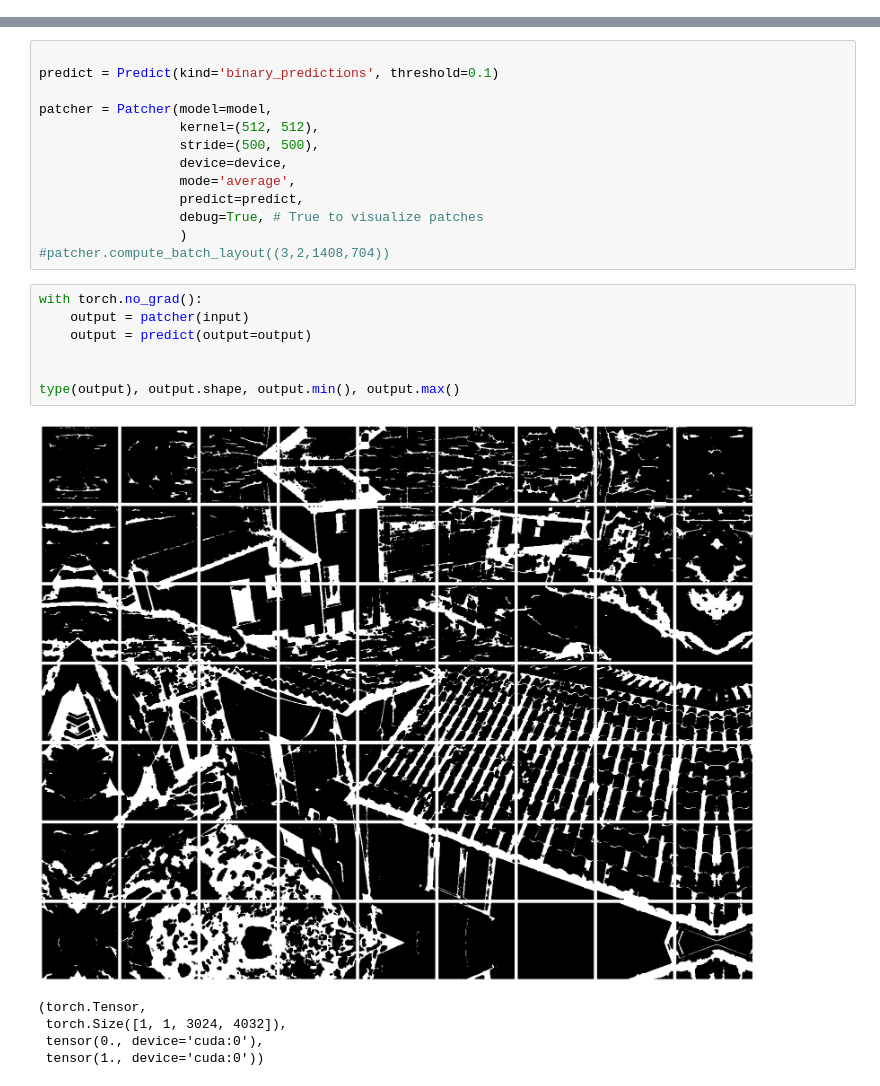
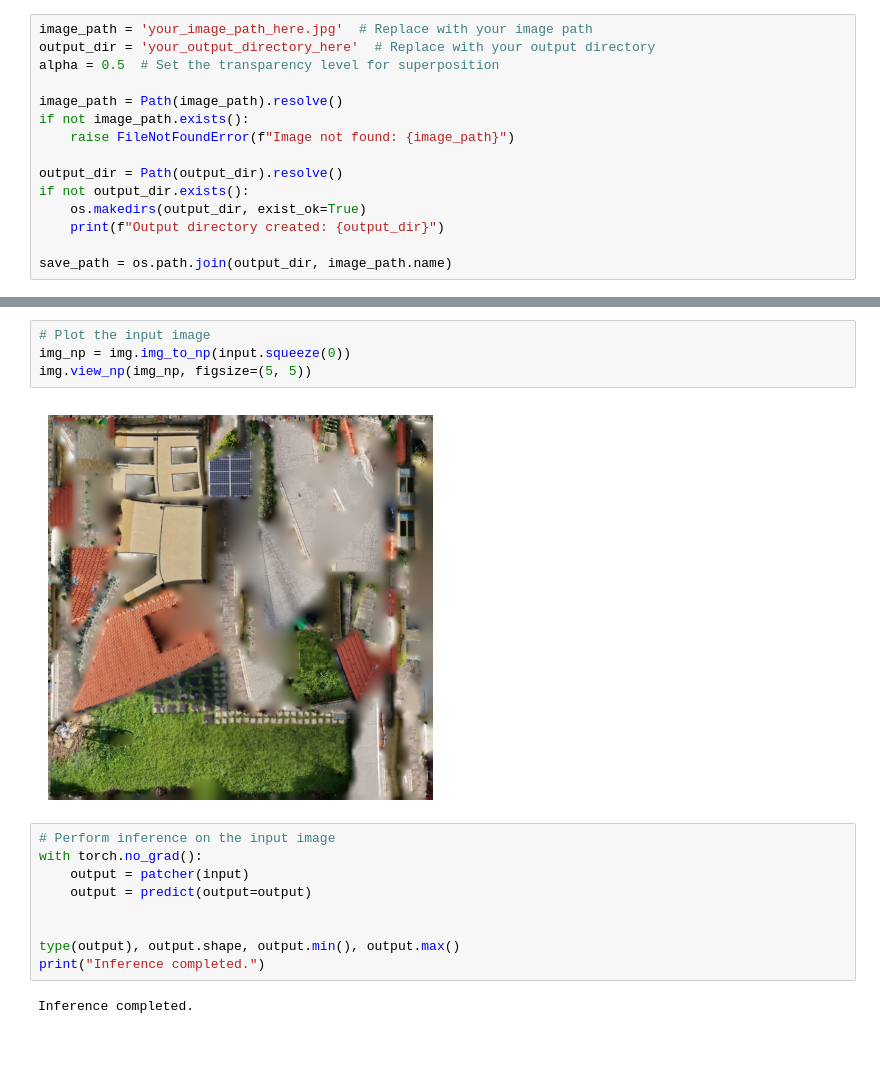
Before and after one commit to ICSC-Spoke3/HaMMonEQ-Workspace, a Jupyter notebook: inference/inference.ipynb, the cells around one changed output, grey strips where cells are left out. Cells and saved outputs as stored; diff of their text form; blank space fills up the shorter version.

```diff
--- a/inference/inference.ipynb
+++ b/inference/inference.ipynb
@@ -30 +65,16 @@ print(' ')
+# %%
+image_path = 'your_image_path_here.jpg'  # Replace with your image path
+output_dir = 'your_output_directory_here'  # Replace with your output directory
+alpha = 0.5  # Set the transparency level for superposition
+
+image_path = Path(image_path).resolve()
+if not image_path.exists():
+    raise FileNotFoundError(f"Image not found: {image_path}")
+
+output_dir = Path(output_dir).resolve()
+if not output_dir.exists():
+    os.makedirs(output_dir, exist_ok=True)
+    print(f"Output directory created: {output_dir}")
+
+save_path = os.path.join(output_dir, image_path.name)
 # %%
@@ -48,26 +93,17 @@ torch.Size([1, 3, 3024, 4032])
-# %%
-
-predict = Predict(kind='binary_predictions', threshold=0.1)
-
-patcher = Patcher(model=model,
-                  kernel=(512, 512),
-                  stride=(500, 500),
-                  device=device,
-                  mode='average',
-                  predict=predict,
-                  debug=True, # True to visualize patches
-                  )
-#patcher.compute_batch_layout((3,2,1408,704))
+# %%
+# Plot the input image
+img_np = img.img_to_np(input.squeeze(0))
+img.view_np(img_np, figsize=(5, 5))
+# %% [output]
+[figure, added]
 # %%
+# Perform inference on the input image
 with torch.no_grad():
     output = patcher(input)
     output = predict(output=output)
 
 
 type(output), output.shape, output.min(), output.max()
+print("Inference completed.")
 # %% [output]
-[figure, removed]
-(torch.Tensor,
- torch.Size([1, 1, 3024, 4032]),
- tensor(0., device='cuda:0'),
- tensor(1., device='cuda:0'))
+Inference completed.
```
Also changed, not shown: parts of 21 cells of this notebook, 3 other files.
